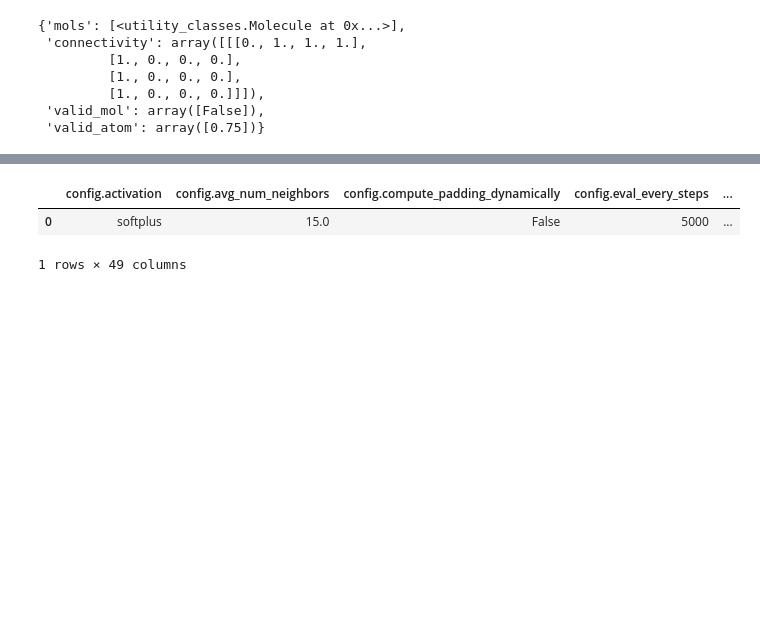
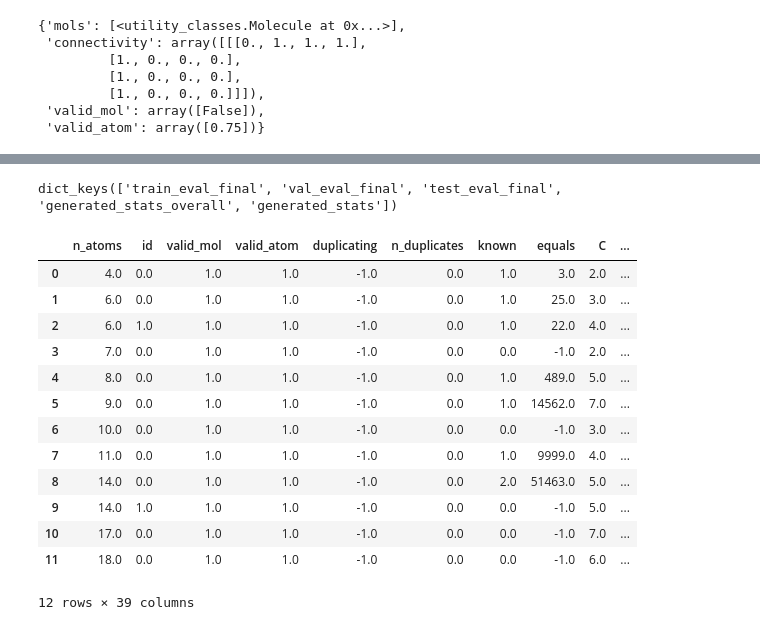
Before and after one commit to atomicarchitects/symphony, a Jupyter notebook: notebooks/gschnet-scripts.ipynb, the cells around one changed output, grey strips where cells are left out. Drawn from its saved outputs; the diff is of its cells as text; code cells hidden in the pictures; blank space fills up the shorter version.

```diff
--- a/notebooks/gschnet-scripts.ipynb
+++ b/notebooks/gschnet-scripts.ipynb
@@ -13,0 +29,14 @@ ModuleNotFoundError: No module named 'pybel'
+# %%
+class Arguments:
+    def __init__(self, **kwargs):
+        self.__dict__.update(kwargs)
+
+args = Arguments(**{
+    'data_path': '../analyses/molecules/generated/v5/nequip/interactions=4/l=5/channels=32/beta=1.0/step=best/',
+    'model_path': '../workdirs/v5/nequip/interactions=4/l=5/channels=32/',
+    'train_data_path':'../qm9_data/qm9-all.db',
+    "valence": [1, 1, 6, 4, 7, 3, 8, 2, 9, 1],
+    "filters": ["valence", "disconnected", "unique"],
+    "store": "valid_connectivity",
+    'threads': 0
+ })
@@ -50,6 +504,25 @@ WARNING:absl:Skipping ../workdirs/v3/mace/interactions=4/l=5/channels=32 because
-# %%
-df_dict['train_eval_final']
-# %% [output]
-|  | config.activation | config.avg_num_neighbors | config.compute_padding_dynamically | config.eval_every_steps | ... |
-| 0 | softplus | 15.0 | False | 5000 | ... |
-1 rows × 49 columns
+# %%
+# store gathered statistics in metrics dataframe
+with open('../analyses/molecules/generated/v5/nequip/interactions=4/l=5/channels=32/beta=1.0/step=best/generated_molecules_statistics.pkl', 'rb') as f:
+    stats_df = pickle.load(f)
+# %%
+stats_df.keys()
+# %% [output]
+dict_keys(['train_eval_final', 'val_eval_final', 'test_eval_final', 'generated_stats_overall', 'generated_stats'])
+# %%
+stats_df['generated_stats']
+# %% [output]
+|  | n_atoms | id | valid_mol | valid_atom | duplicating | n_duplicates | known | equals | C | ... |
+| 0 | 4.0 | 0.0 | 1.0 | 1.0 | -1.0 | 0.0 | 1.0 | 3.0 | 2.0 | ... |
+| 1 | 6.0 | 0.0 | 1.0 | 1.0 | -1.0 | 0.0 | 1.0 | 25.0 | 3.0 | ... |
+| 2 | 6.0 | 1.0 | 1.0 | 1.0 | -1.0 | 0.0 | 1.0 | 22.0 | 4.0 | ... |
+| 3 | 7.0 | 0.0 | 1.0 | 1.0 | -1.0 | 0.0 | 0.0 | -1.0 | 2.0 | ... |
+| 4 | 8.0 | 0.0 | 1.0 | 1.0 | -1.0 | 0.0 | 1.0 | 489.0 | 5.0 | ... |
+| 5 | 9.0 | 0.0 | 1.0 | 1.0 | -1.0 | 0.0 | 1.0 | 14562.0 | 7.0 | ... |
+| 6 | 10.0 | 0.0 | 1.0 | 1.0 | -1.0 | 0.0 | 0.0 | -1.0 | 3.0 | ... |
+| 7 | 11.0 | 0.0 | 1.0 | 1.0 | -1.0 | 0.0 | 1.0 | 9999.0 | 4.0 | ... |
+| 8 | 14.0 | 0.0 | 1.0 | 1.0 | -1.0 | 0.0 | 2.0 | 51463.0 | 5.0 | ... |
+| 9 | 14.0 | 1.0 | 1.0 | 1.0 | -1.0 | 0.0 | 0.0 | -1.0 | 5.0 | ... |
+| 10 | 17.0 | 0.0 | 1.0 | 1.0 | -1.0 | 0.0 | 0.0 | -1.0 | 7.0 | ... |
+| 11 | 18.0 | 0.0 | 1.0 | 1.0 | -1.0 | 0.0 | 0.0 | -1.0 | 6.0 | ... |
+12 rows × 39 columns
```
Also changed, not shown: parts of 4 cells of this notebook, 6 other files.
